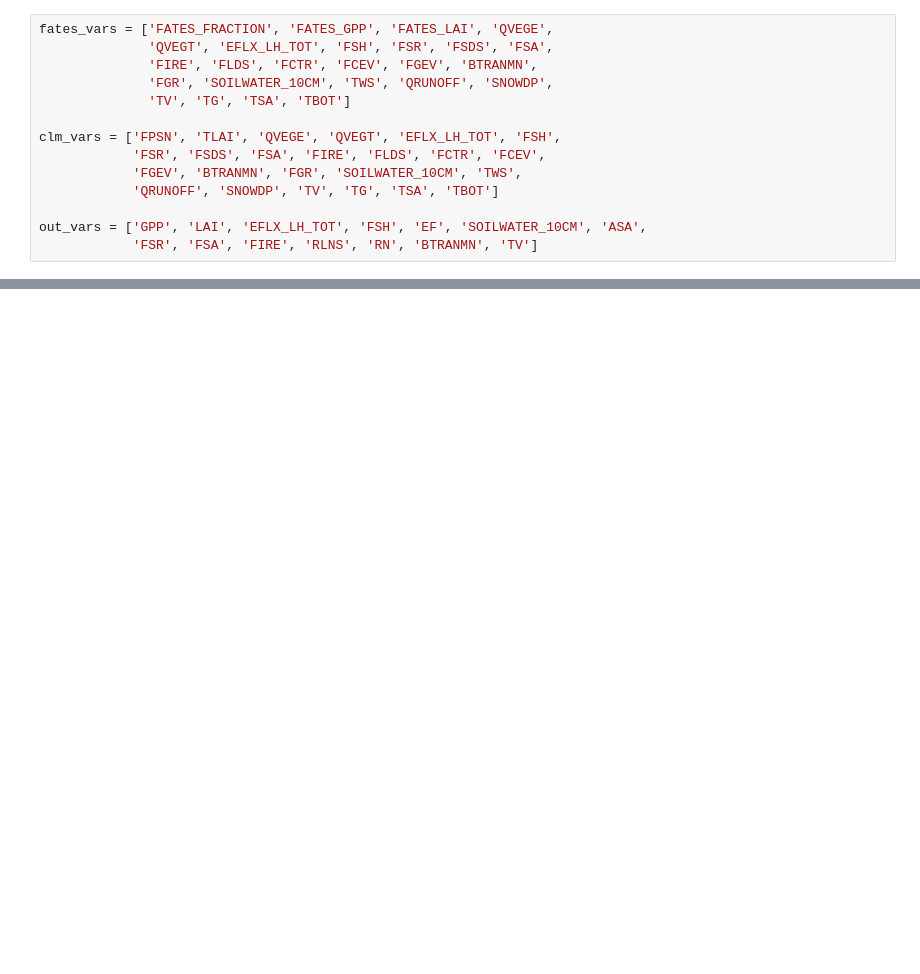
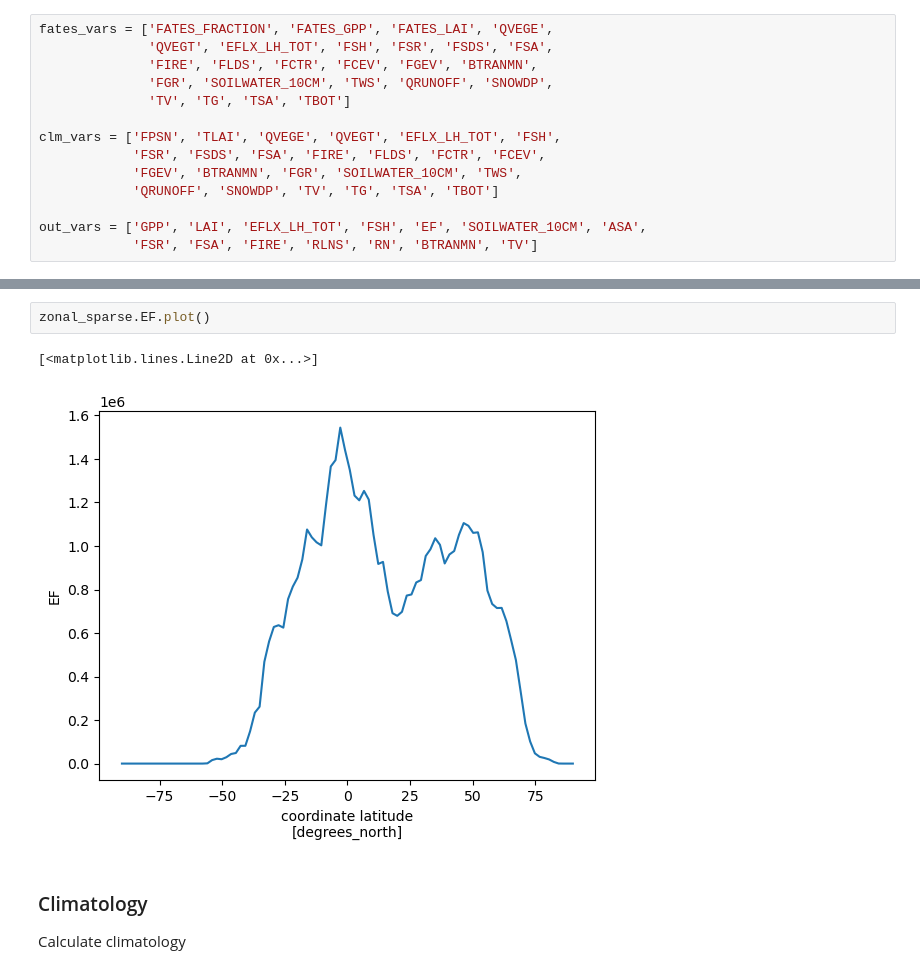
Before and after one commit to adrifoster/fates_calibration_library, a Jupyter notebook: notebooks/AnalyzeSparseGrid.ipynb, the cells around one changed output, grey strips where cells are left out. Drawn from its saved outputs; the diff is of its cells as text; blank space fills up the shorter version.

```diff
--- a/notebooks/AnalyzeSparseGrid.ipynb
+++ b/notebooks/AnalyzeSparseGrid.ipynb
@@ -150,0 +185,8 @@ cbar.set_label(f"GPP Difference (kgC m-2 yr-1)", size=10, fontweight="bold")
+# %%
+zonal_sparse.EF.plot()
+# %% [output]
+[<matplotlib.lines.Line2D at 0x...>]
+[figure, added]
+# %% [markdown]
+### Climatology
+Calculate climatology
```
Also changed, not shown: parts of 69 cells of this notebook, 7 other files.
